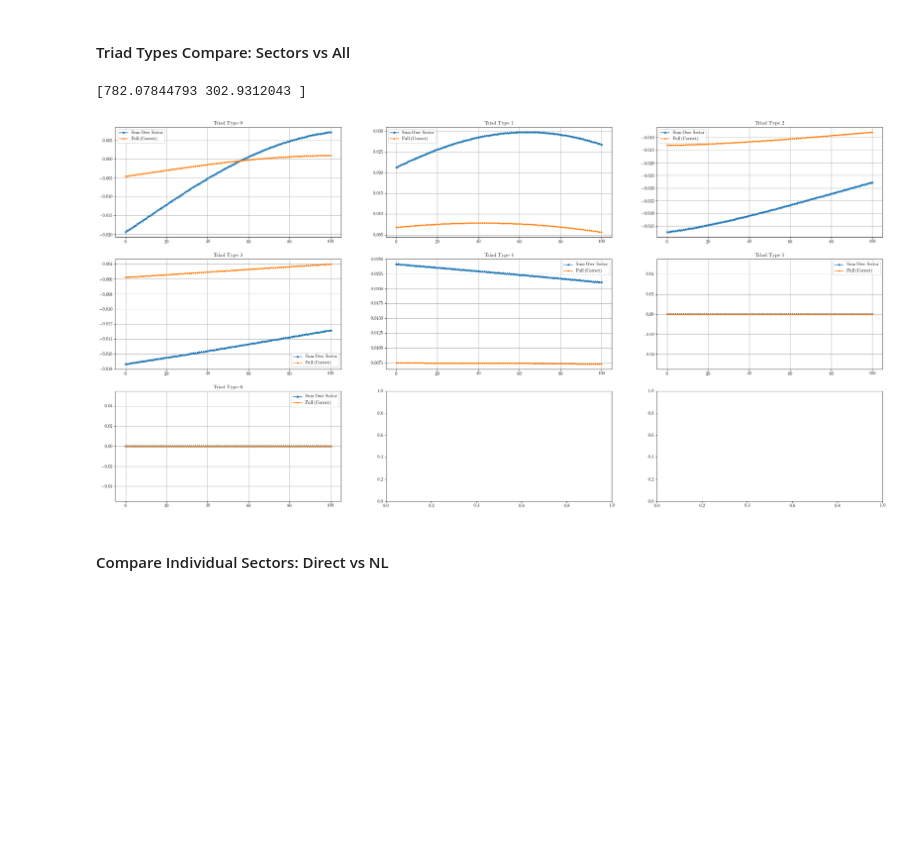
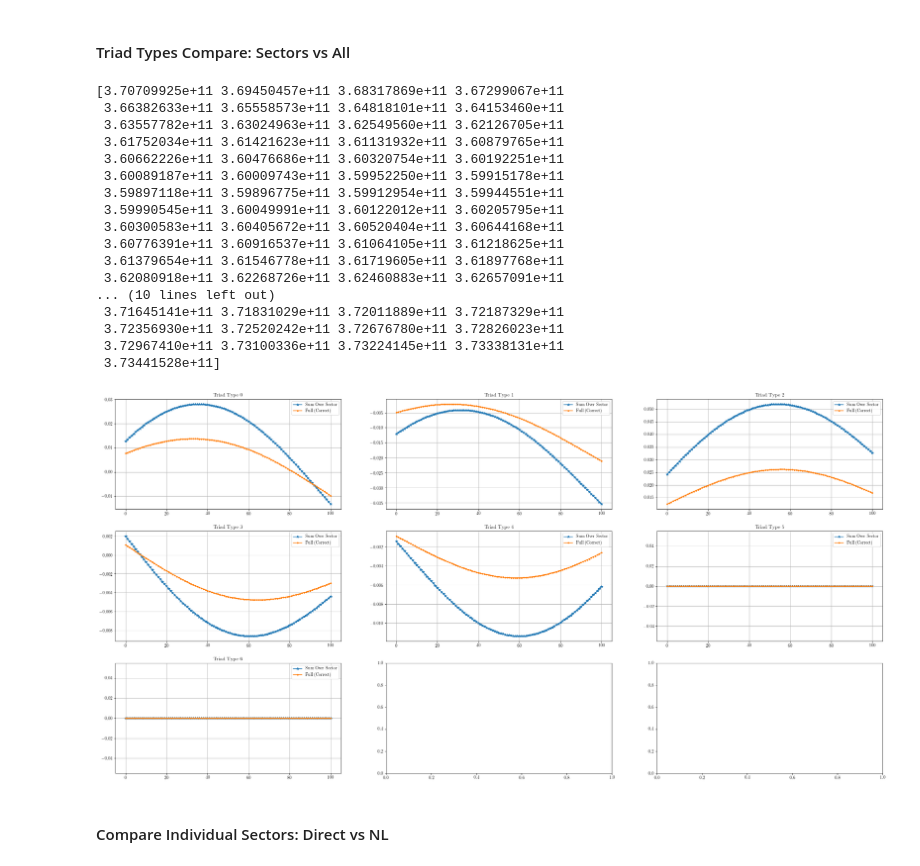
Before and after one commit to EndCar808/2D-Navier-Stokes, a Jupyter notebook: Plotting/CompareFluxes.ipynb, the cells around one changed output. Drawn from its saved outputs; the diff is of its cells as text; code cells hidden in the pictures; blank space fills up the shorter version.

```diff
--- a/Plotting/CompareFluxes.ipynb
+++ b/Plotting/CompareFluxes.ipynb
@@ -41,7 +41,7 @@ data = "DECAY"
 # %%
 if data == "DECAY":
     in_dir = "../Data/Test/SIM_DATA_NAVIER_RK4_FULL_N[16,16]_T[0-5]_NU[0.000031]_CFL[0.90]_u0[DECAY_TURB_ALT]_TAG[Test-Test]/"
-    post_file_path = in_dir + "PostProcessing_HDF_Data_SECTORS[4]_KFRAC[0.75]_TAG[Test-Test].h5"
+    post_file_path = in_dir + "PostProcessing_HDF_Data_SECTORS[24]_KFRAC[0.75]_TAG[Test-Test].h5"
 elif data == "MAX_PALIN":
     in_dir = "../Data/Test/SIM_DATA_NAVIER_RK4_FULL_N[64,64]_T[0-0]_NU[0.001000]_CFL[0.90]_u0[MAX_PALIN]_TAG[Max-Palin-Test]/"
     post_file_path = in_dir + "PostProcessing_HDF_Data_SECTORS[1]_KFRAC[0.75]_TAG[Max-Palin-Test].h5"
@@ -78,13 +89,15 @@ Preparing real space vorticity... Finished!
 # %%
-with h5.File('/home/ecarroll/PhD/2D_Navier_Stokes/Data/PostProcess/PhaseSync/Wavevector_Data_N[12,12]_SECTORS[1]_KFRAC[0.75].h5') as f:
+with h5.File('/home/ecarroll/PhD/2D_Navier_Stokes/Data/PostProcess/PhaseSync/Wavevector_Data_N[16,16]_SECTORS[24]_KFRAC[0.75].h5') as f:
     num_wave_vec_sec1 = f["NumWavevectors"][:, :]
-    wave_vec_data_a0_l0_sec1 = f["WavevectorData_a[0]_l[0]"][:, :]
-print(num_wave_vec_sec1)
-print(wave_vec_data_a0_l0_sec1.shape)
-# print(wave_vec_data_a0_l0_sec1[-1, :])
-# for i in range(wave_vec_data_a0_l0_sec1.shape[1]):
-#     print(wave_vec_data_a0_l0_sec1[:6, i])
-print(post_data.num_triads_test)
-print(post_data.wave_vec_data_test.shape)
-# print(post_data.enst_flux_C_theta[:, :])
+    num = []
+    for a in range(post_data.num_sect):
+        for l in range(post_data.num_k1_sects):
+            wv = f["WavevectorData_a[{}]_l[{}]".format(a, l)][:, :]
+#             print("a: {} l: {} - {}".format(a, l, wv.shape))
+            num.append(wv.shape[1])
+print(np.sum(num_wave_vec_sec1[:, :], axis = 1))
+for i in range(16):
+    for j in range(wv.shape[1]):
+        print(wv[i, j], end = " ")
+    print()
 # %% [output]
@@ -255,22 +284,39 @@ plt.show()
 # %%
 fig = plt.figure(figsize = (32, 16))
 gs  = GridSpec(3, 3)
 ax1 = []
 for i in range(3):
     for j in range(3):
         ax1.append(fig.add_subplot(gs[i, j]))
 for i in range(post_data.enst_flux_per_sec.shape[1]):
     ax1[i].plot(np.sum(post_data.enst_flux_per_sec[:, i, :], axis = -1) * const_fac * norm_fac, '*-')
     ax1[i].plot(post_data.enst_flux_test[:, i] * const_fac * norm_fac, '.-')
     ax1[i].set_title(r"Triad Type {}".format(i))
 #     ax1[i].set_xlim(-1, 20)
     ax1[i].legend([r"Sum Over Sector", r"Full (Correct)"])
     ax1[i].grid()
-print(post_data.enst_flux_per_sec[-1, 0, :])
+    if i == 2:
+        print(1 / (np.sum(post_data.enst_flux_per_sec[:, i, :], axis = -1) * const_fac * norm_fac / post_data.enst_flux_test[:, i] * const_fac * norm_fac))
 plt.show()
 # %% [output]
-[782.07844793 302.9312043 ]
+[3.70709925e+11 3.69450457e+11 3.68317869e+11 3.67299067e+11
+ 3.66382633e+11 3.65558573e+11 3.64818101e+11 3.64153460e+11
+ 3.63557782e+11 3.63024963e+11 3.62549560e+11 3.62126705e+11
+ 3.61752034e+11 3.61421623e+11 3.61131932e+11 3.60879765e+11
+ 3.60662226e+11 3.60476686e+11 3.60320754e+11 3.60192251e+11
+ 3.60089187e+11 3.60009743e+11 3.59952250e+11 3.59915178e+11
+ 3.59897118e+11 3.59896775e+11 3.59912954e+11 3.59944551e+11
+ 3.59990545e+11 3.60049991e+11 3.60122012e+11 3.60205795e+11
+ 3.60300583e+11 3.60405672e+11 3.60520404e+11 3.60644168e+11
+ 3.60776391e+11 3.60916537e+11 3.61064105e+11 3.61218625e+11
+ 3.61379654e+11 3.61546778e+11 3.61719605e+11 3.61897768e+11
+ 3.62080918e+11 3.62268726e+11 3.62460883e+11 3.62657091e+11
+... (10 lines left out)
+ 3.71645141e+11 3.71831029e+11 3.72011889e+11 3.72187329e+11
+ 3.72356930e+11 3.72520242e+11 3.72676780e+11 3.72826023e+11
+ 3.72967410e+11 3.73100336e+11 3.73224145e+11 3.73338131e+11
+ 3.73441528e+11]
-[figure, old version]
+[figure, new version]
 # %% [markdown]
 #### Compare Individual Sectors: Direct vs NL
 # %%
```
Also changed, not shown: parts of 14 cells of this notebook, 2 other files.
